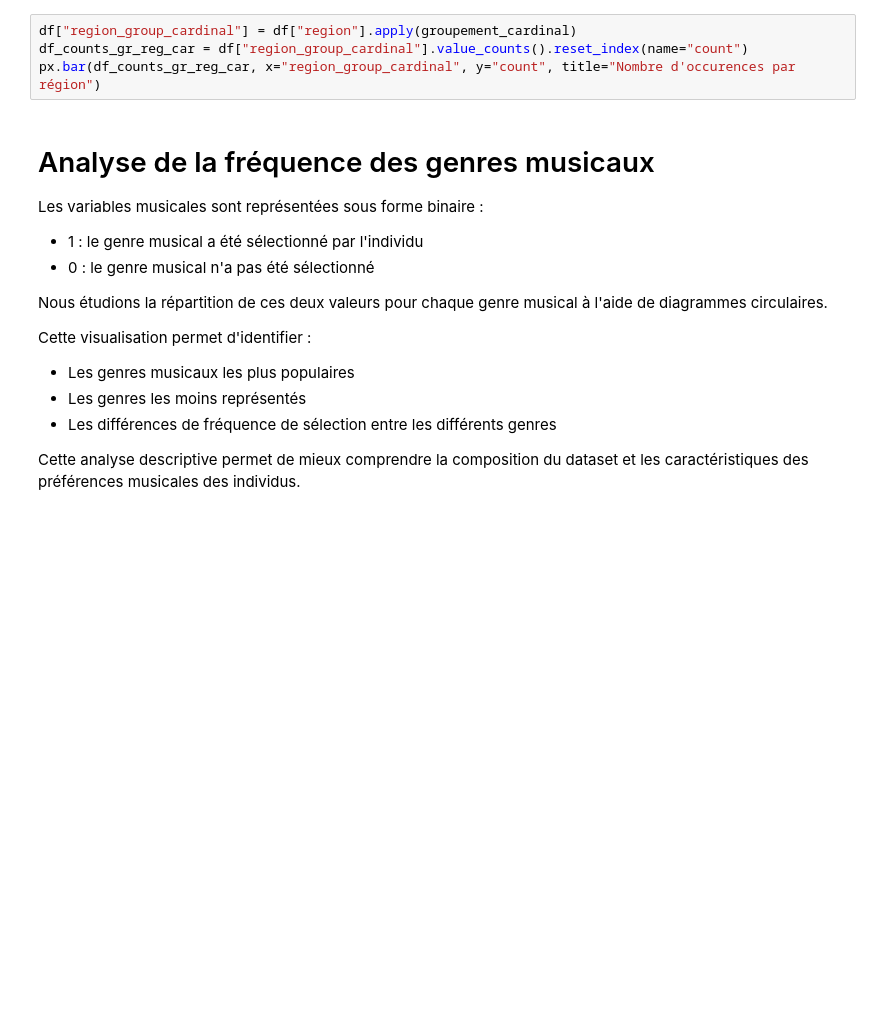
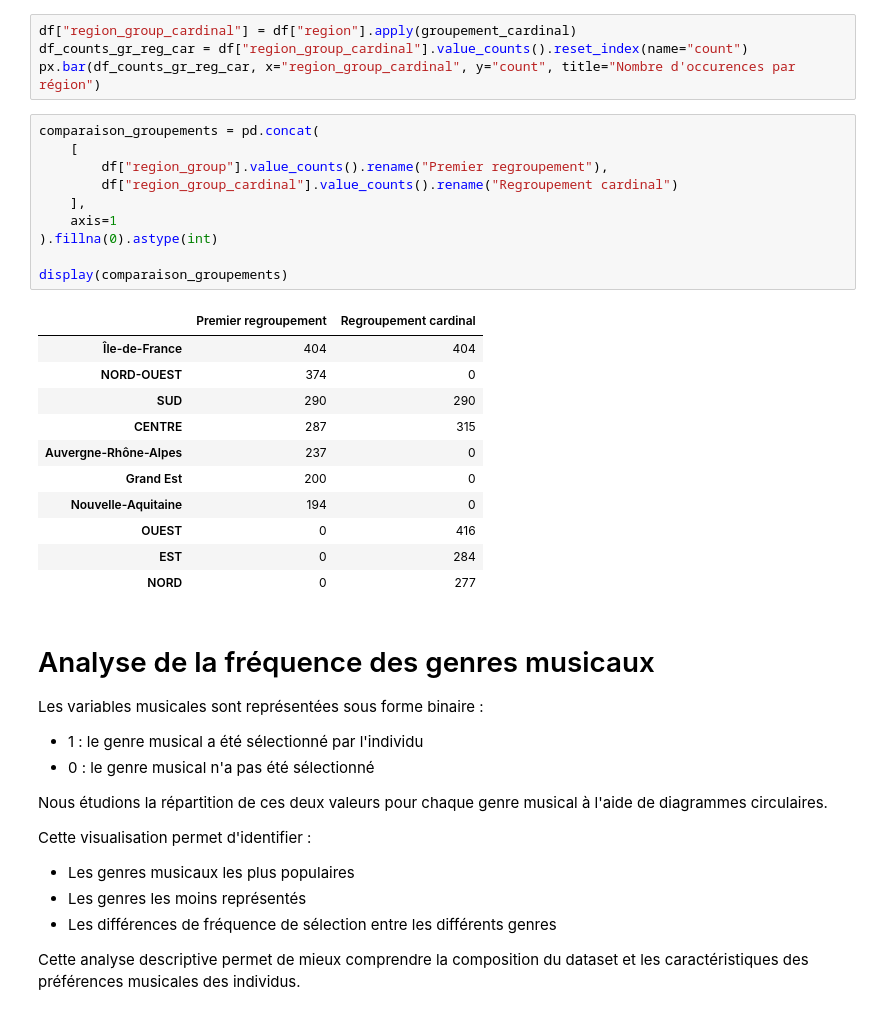
Before and after one commit to felipemarzin-oss/data-science-project, a Jupyter notebook: notebooks/transformation.ipynb, the cells around one changed output. Saved outputs shown, nothing was run; the diff lists cells and outputs as text; blank space fills up the shorter version.

Commit message:
ajout tableau comparatif des regroupements

```diff
--- a/notebooks/transformation.ipynb
+++ b/notebooks/transformation.ipynb
@@ -164,6 +164,28 @@ def groupement_cardinal(region):
 df["region_group_cardinal"] = df["region"].apply(groupement_cardinal)
 df_counts_gr_reg_car = df["region_group_cardinal"].value_counts().reset_index(name="count")
 px.bar(df_counts_gr_reg_car, x="region_group_cardinal", y="count", title="Nombre d'occurences par région")
+# %%
+comparaison_groupements = pd.concat(
+    [
+        df["region_group"].value_counts().rename("Premier regroupement"),
+        df["region_group_cardinal"].value_counts().rename("Regroupement cardinal")
+    ],
+    axis=1
+).fillna(0).astype(int)
+
+display(comparaison_groupements)
+# %% [output]
+|  | Premier regroupement | Regroupement cardinal |
+| Île-de-France | 404 | 404 |
+| NORD-OUEST | 374 | 0 |
+| SUD | 290 | 290 |
+| CENTRE | 287 | 315 |
+| Auvergne-Rhône-Alpes | 237 | 0 |
+| Grand Est | 200 | 0 |
+| Nouvelle-Aquitaine | 194 | 0 |
+| OUEST | 0 | 416 |
+| EST | 0 | 284 |
+| NORD | 0 | 277 |
 # %% [markdown]
 # Analyse de la fréquence des genres musicaux
 Les variables musicales sont représentées sous forme binaire :
```
